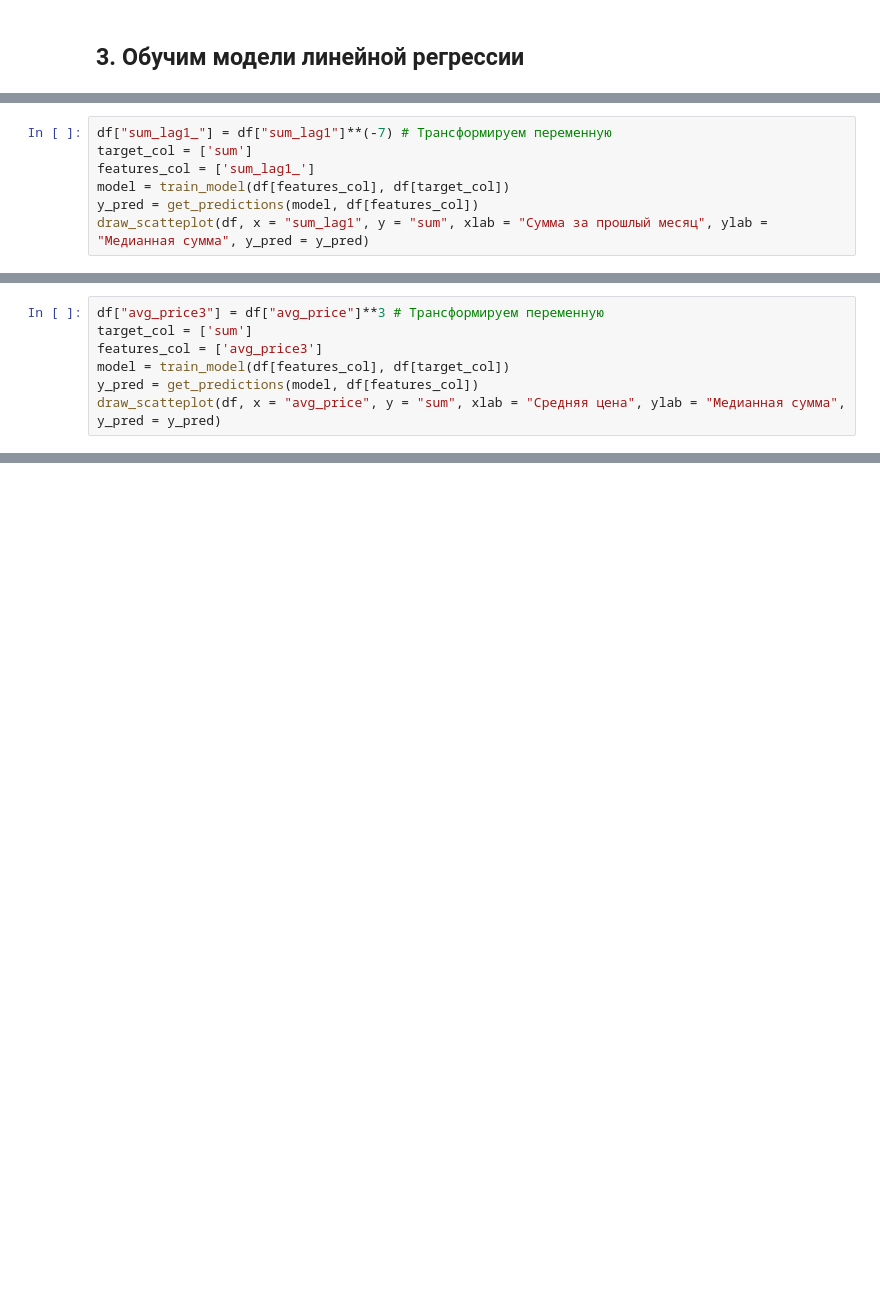
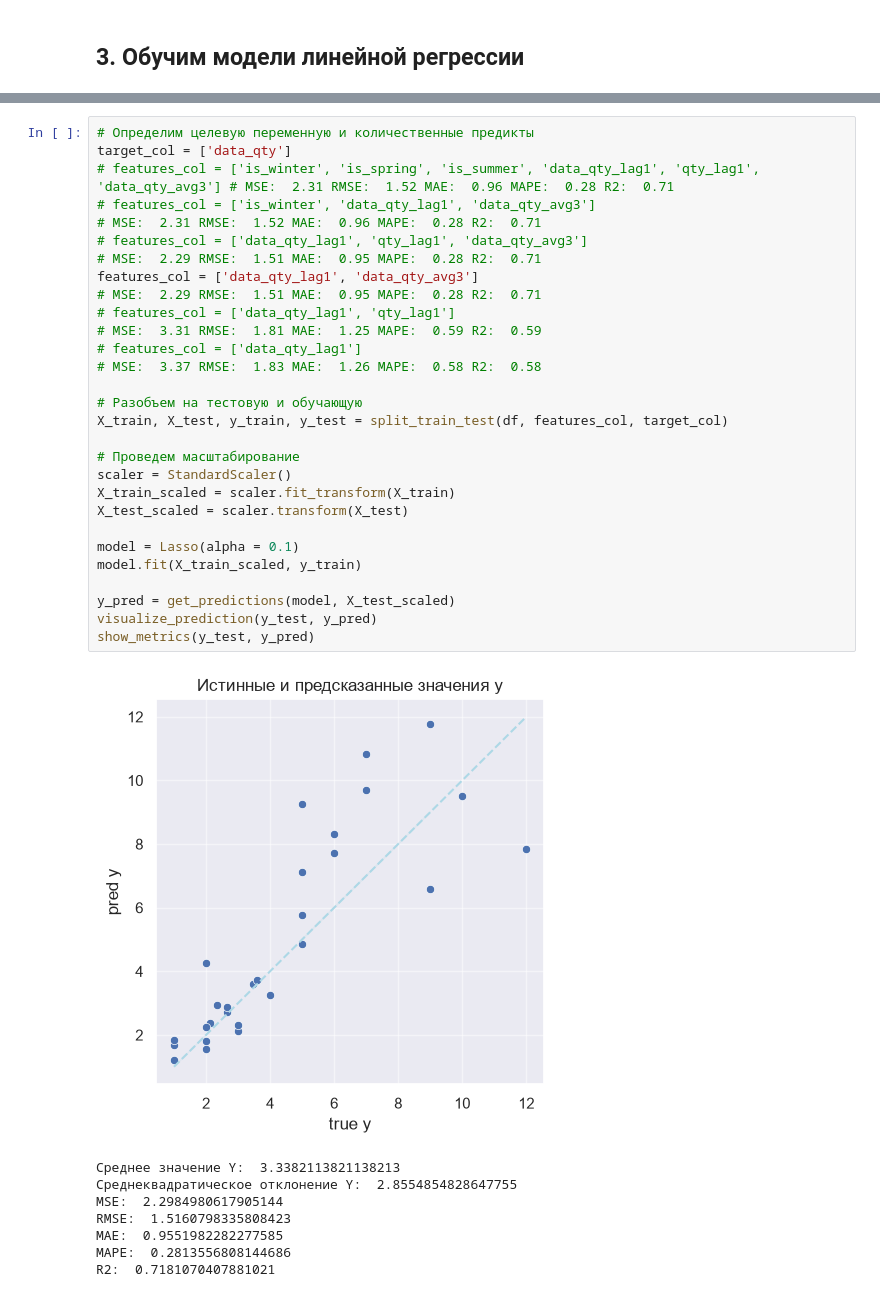
Before and after one commit to burtsevdmitry/ai-learning, a Jupyter notebook: sub-1/sub-1-2.ipynb, the cells around one changed output, grey strips where cells are left out. Saved outputs shown, nothing was run; the diff lists cells and outputs as text; blank space fills up the shorter version.

```diff
--- a/sub-1/sub-1-2.ipynb
+++ b/sub-1/sub-1-2.ipynb
@@ -321,10 +271,3 @@ def draw_scatteplot(df, x, y, xlab, ylab, y_pred = None):
     plt.xlabel(xlab)
     plt.ylabel(ylab)
     plt.show()
-# %%
-df["sum_lag1_"] = df["sum_lag1"]**(-7) # Трансформируем переменную
-target_col = ['sum']
-features_col = ['sum_lag1_']
-model = train_model(df[features_col], df[target_col])
-y_pred = get_predictions(model, df[features_col])
-draw_scatteplot(df, x = "sum_lag1", y = "sum", xlab = "Сумма за прошлый месяц", ylab = "Медианная сумма", y_pred = y_pred)
@@ -340,7 +273,0 @@ draw_scatteplot(df, x = "sum_avg12", y = "sum", xlab = "Средняя за по
-# %%
-df["avg_price3"] = df["avg_price"]**3 # Трансформируем переменную
-target_col = ['sum']
-features_col = ['avg_price3']
-model = train_model(df[features_col], df[target_col])
-y_pred = get_predictions(model, df[features_col])
-draw_scatteplot(df, x = "avg_price", y = "sum", xlab = "Средняя цена", ylab = "Медианная сумма", y_pred = y_pred)
@@ -424,0 +300,33 @@ vif_data.sort_values(by = 'VIF', ascending = False).reset_index(drop = True)
+# %%
+# Определим целевую переменную и количественные предикты
+target_col = ['data_qty']
+# features_col = ['is_winter', 'is_spring', 'is_summer', 'data_qty_lag1', 'qty_lag1', 'data_qty_avg3'] # MSE:  2.31 RMSE:  1.52 MAE:  0.96 MAPE:  0.28 R2:  0.71
+# features_col = ['is_winter', 'data_qty_lag1', 'data_qty_avg3']                                       # MSE:  2.31 RMSE:  1.52 MAE:  0.96 MAPE:  0.28 R2:  0.71
+# features_col = ['data_qty_lag1', 'qty_lag1', 'data_qty_avg3']                                        # MSE:  2.29 RMSE:  1.51 MAE:  0.95 MAPE:  0.28 R2:  0.71
+features_col = ['data_qty_lag1', 'data_qty_avg3']                                                      # MSE:  2.29 RMSE:  1.51 MAE:  0.95 MAPE:  0.28 R2:  0.71
+# features_col = ['data_qty_lag1', 'qty_lag1']                                                         # MSE:  3.31 RMSE:  1.81 MAE:  1.25 MAPE:  0.59 R2:  0.59
+# features_col = ['data_qty_lag1']                                                                     # MSE:  3.37 RMSE:  1.83 MAE:  1.26 MAPE:  0.58 R2:  0.58
+
+# Разобъем на тестовую и обучающую
+X_train, X_test, y_train, y_test = split_train_test(df, features_col, target_col)
+
+# Проведем масштабирование
+scaler = StandardScaler()
+X_train_scaled = scaler.fit_transform(X_train)
+X_test_scaled = scaler.transform(X_test)
+
+model = Lasso(alpha = 0.1)
+model.fit(X_train_scaled, y_train)
+
+y_pred = get_predictions(model, X_test_scaled)
+visualize_prediction(y_test, y_pred)
+show_metrics(y_test, y_pred)
+# %% [output]
+[figure, added]
+Среднее значение Y:  3.3382113821138213
+Среднеквадратическое отклонение Y:  2.8554854828647755
+MSE:  2.2984980617905144
+RMSE:  1.5160798335808423
+MAE:  0.9551982282277585
+MAPE:  0.2813556808144686
+R2:  0.7181070407881021
```
Also changed, not shown: parts of 34 cells of this notebook.
